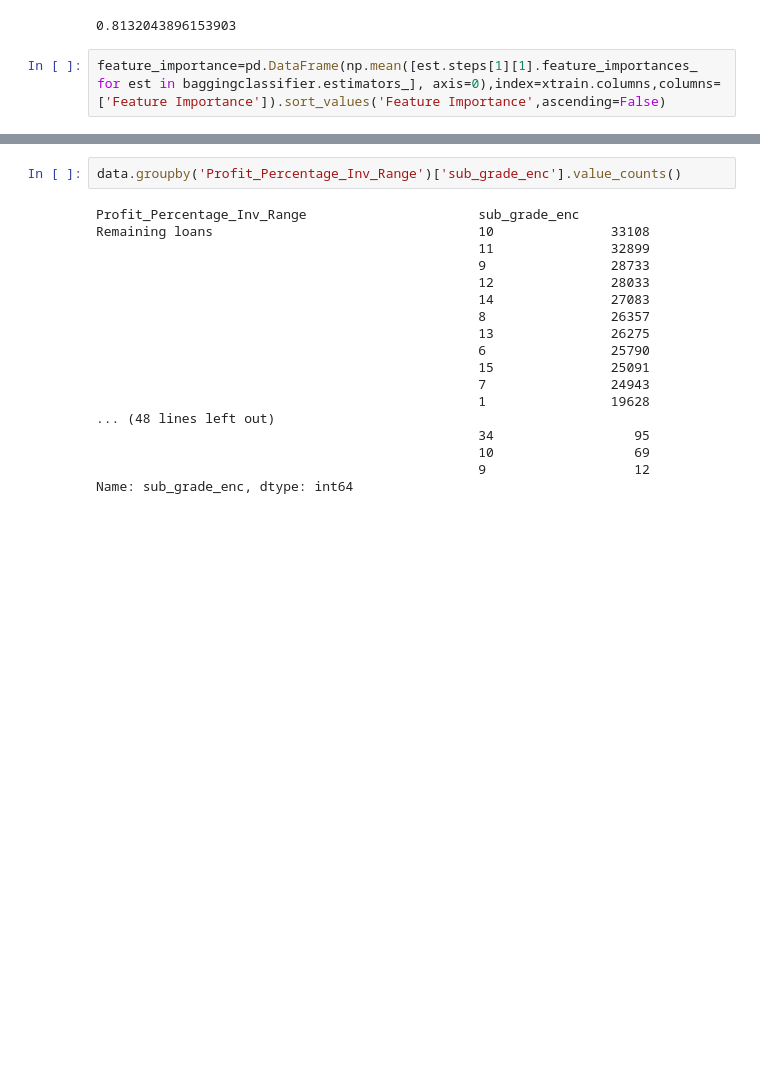
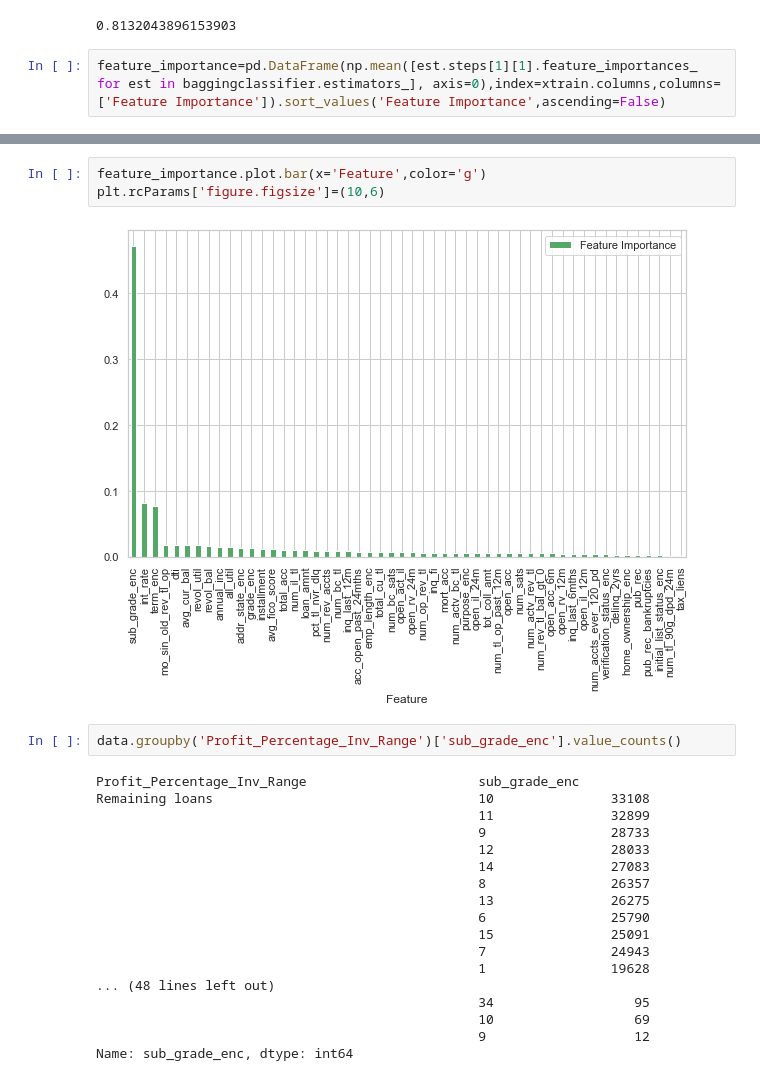
Before and after one commit to lebawilamowsky/capstone_project, a Jupyter notebook: Capstone_Project.ipynb, the cells around one changed output, grey strips where cells are left out. Drawn from its saved outputs; the diff is of its cells as text; blank space fills up the shorter version.

```diff
--- a/Capstone_Project.ipynb
+++ b/Capstone_Project.ipynb
@@ -623,3 +627,8 @@ feature_importance
+# %%
+feature_importance.plot.bar(x='Feature',color='g')
+plt.rcParams['figure.figsize']=(10,6)
+# %% [output]
+[figure, added]
 # %%
 data.groupby('Profit_Percentage_Inv_Range')['sub_grade_enc'].value_counts()
 # %% [output]
```
Also changed, not shown: parts of 16 cells of this notebook.
